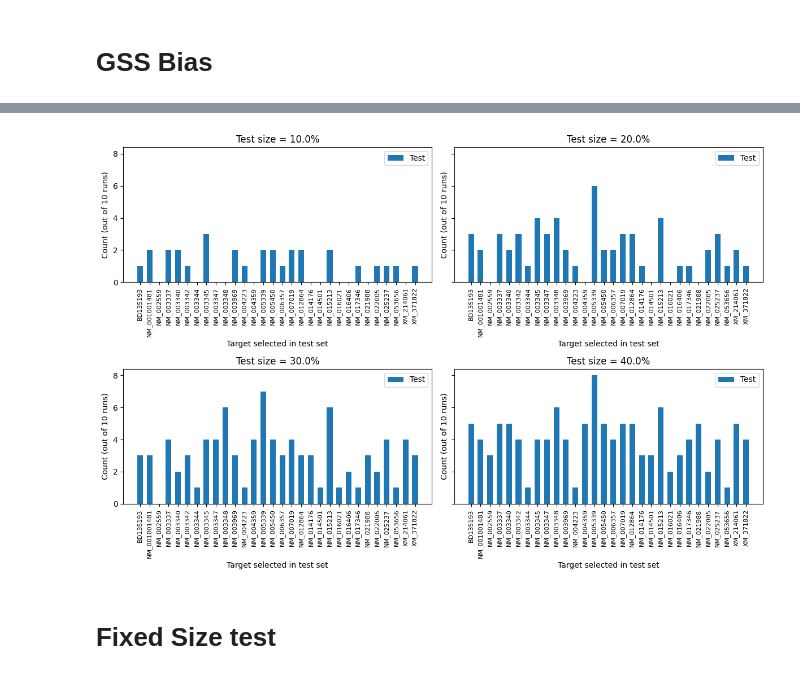
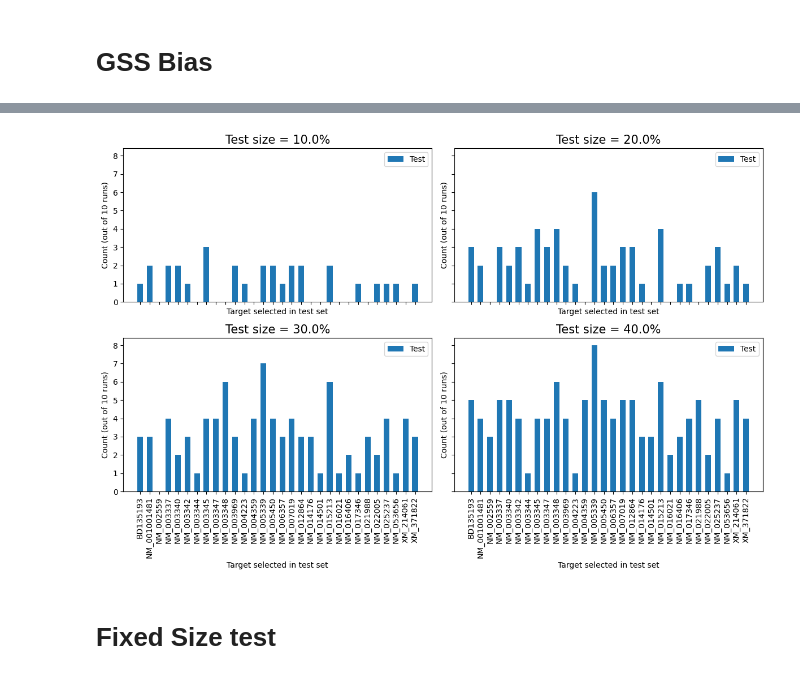
Before and after one commit to apkrfi/unMod-siRNA-Pred, a Jupyter notebook: Check_Performance.ipynb, the cells around one changed output, grey strips where cells are left out. Cells and saved outputs as stored; diff of their text form; code cells hidden in the pictures.

```diff
--- a/Check_Performance.ipynb
+++ b/Check_Performance.ipynb
@@ -59,11 +59,11 @@ df_auc = df[df["metric"] == "roc_auc"]
 
 plt.figure(figsize=(13,8))
 sns.boxplot(x="representation", y="value", data=df_auc, hue='model', palette='managua',fill=False)
-plt.ylabel("ROC-AUC")
-plt.xlabel("Representation")
-plt.ylim(top=1.3)
-plt.title("ROC-AUC Distribution by Representation")
-plt.xticks(rotation=90)
+plt.ylabel("ROC-AUC",size=15)
+plt.xlabel("Representation",size=15)
+plt.ylim(top=1)
+plt.xticks(rotation=90,size=12)
+plt.yticks(size=12)
 box_positions={}
 avg_vals = df_auc.groupby(["representation", "model"])["value"].mean().reset_index()
 y_max = df_auc["value"].max()
@@ -75,11 +75,12 @@ for i, rep in enumerate(df_auc["representation"].unique()):
 
 max_val = round(avg_vals["value"].max(), 3)
 # Annotate means at the top (same height for all)
+print(avg_vals)
 for _, row in avg_vals.iterrows():
     pos = box_positions[(row["representation"], row["model"])]
     color = "green" if round(row["value"],3) == max_val else "black"
-    plt.text(pos, y_max + 0.03, f"{row['value']:.3f}",
-             ha='center', va='bottom', fontsize=6, fontweight="bold", color=color, rotation=90)
+    plt.text(pos, y_max + 0.01, f"{row['value']:.3f}",
+             ha='center', va='bottom', fontsize=10, fontweight="bold", color=color, rotation=90)
 plt.tight_layout()
 plt.savefig('ROC-AUC.png',dpi=300)
 # %% [output]
@@ -421,38 +464,39 @@ test_sizes = [0.1, 0.2, 0.3, 0.4]
 # Dictionary of dictionaries to store test counts for each test size
 test_results = {}
 
-fig, axes = plt.subplots(2, 2, figsize=(12, 8), sharey=True)
+fig, axes = plt.subplots(2, 2, figsize=(12, 8), sharey=True, sharex=True)
 axes = axes.flatten()
 
 for i, test_size in enumerate(test_sizes):
     gss = GroupShuffleSplit(n_splits=10, test_size=test_size, random_state=42)
 
     # Counter for how many times each group is selected into test
     test_counts = {name: 0 for name in np.unique(groups)}
 
     # Run the splits
     for train_idx, test_idx in gss.split(X, y, groups):
         test_groups = np.unique(groups[test_idx])
         #print(test_groups)
         for g in test_groups:
             test_counts[g] += 1
 
     test_results[test_size] = test_counts
 
     axes[i].bar(test_results[test_size].keys(),test_results[test_size].values(), width=0.6, label='Test')
 
     axes[i].set_xlabel('Target selected in test set')
     axes[i].set_ylabel('Count (out of 10 runs)')
-    axes[i].set_title(f'Test size = {test_size*100}%')
-    axes[i].set_xticklabels(test_results[test_size].keys(), rotation=90,size=8)
+    axes[i].set_title(f'Test size = {test_size*100}%',size=15)
+    axes[i].set_xticklabels(test_results[test_size].keys(), rotation=90,size=10)
+    #axes[i].set_yticklabels([0,2,4,6,8,10],size=12)
     #axes[i].set_xticklabels([f"g{l}" for l in labels])
     axes[i].legend()
 
 plt.tight_layout()
 plt.savefig('GSS_bias.png')
 plt.show()
 # %% [output]
-[figure, old version]
+[figure, new version]
 # %% [markdown]
 # Fixed Size test
 # %%
```
Also changed, not shown: parts of 9 cells of this notebook, 20 other files.
